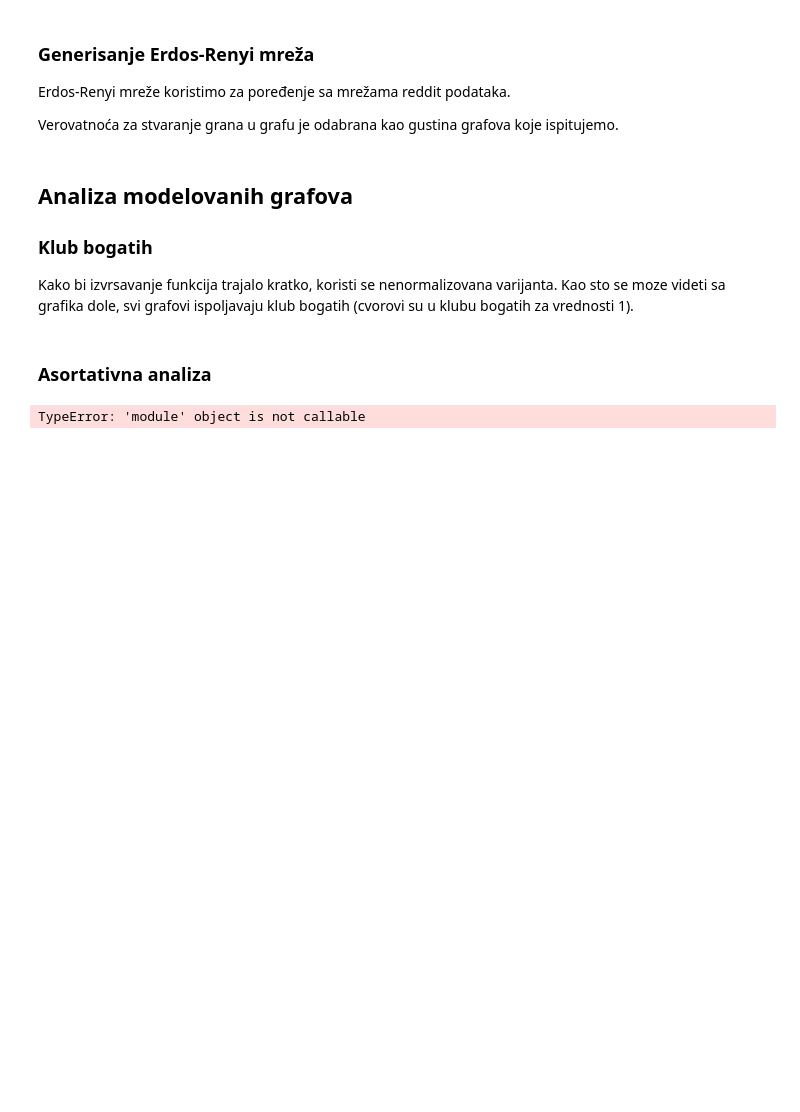
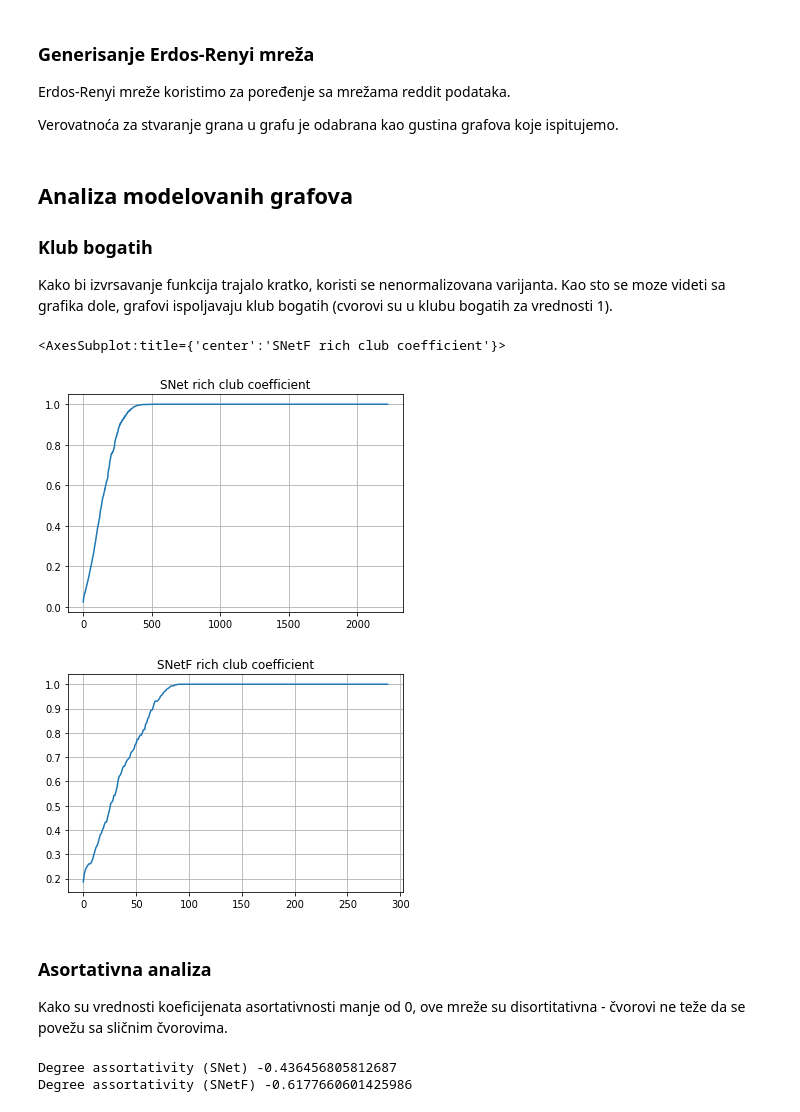
Before and after one commit to bogdanbebic/asm-reddit-analysis, a Jupyter notebook: reddit-analysis.ipynb, the cells around one changed output. Drawn from its saved outputs; the diff is of its cells as text; code cells hidden in the pictures; blank space fills up the shorter version.

```diff
--- a/reddit-analysis.ipynb
+++ b/reddit-analysis.ipynb
@@ -242,20 +265,23 @@ nx.write_gml(erdos_renyi_usernet, "erdos_renyi_usernet.gml")
 ## Analiza modelovanih grafova
 ### Klub bogatih
 Kako bi izvrsavanje funkcija trajalo kratko, koristi se nenormalizovana varijanta.
-Kao sto se moze videti sa grafika dole, svi grafovi ispoljavaju klub bogatih (cvorovi su u klubu bogatih za vrednosti 1).
+Kao sto se moze videti sa grafika dole, grafovi ispoljavaju klub bogatih (cvorovi su u klubu bogatih za vrednosti 1).
 # %%
 snet_rich_club_coefficient = nx.rich_club_coefficient(snet, normalized=False)
 snetf_rich_club_coefficient = nx.rich_club_coefficient(snetf, normalized=False)
-snett_rich_club_coefficient = nx.rich_club_coefficient(snett, normalized=False)
-usernet_rich_club_coefficient = nx.rich_club_coefficient(usernet, normalized=False)
 
 pd.DataFrame.from_dict(snet_rich_club_coefficient, orient="index").plot(title="SNet rich club coefficient", grid=True, legend=False)
 pd.DataFrame.from_dict(snetf_rich_club_coefficient, orient="index").plot(title="SNetF rich club coefficient", grid=True, legend=False)
-pd.DataFrame.from_dict(snett_rich_club_coefficient, orient="index").plot(title="SNetT rich club coefficient", grid=True, legend=False)
-pd.DataFrame.from_dict(usernet_rich_club_coefficient, orient="index").plot(title="UserNet rich club coefficient", grid=True, legend=False)
+# %% [output]
+<AxesSubplot:title={'center':'SNetF rich club coefficient'}>
+[figure, added]
+[figure, added]
-# %% [markdown]
-### Asortativna analiza
-# %%
-// TODO: implement
-# %% [output]
-TypeError: 'module' object is not callable
+# %% [markdown]
+### Asortativna analiza
+Kako su vrednosti koeficijenata asortativnosti manje od 0, ove mreže su disortitativna - čvorovi ne teže da se povežu sa sličnim čvorovima.
+# %%
+print(f"Degree assortativity (SNet) {nx.degree_assortativity_coefficient(snet)}")
+print(f"Degree assortativity (SNetF) {nx.degree_assortativity_coefficient(snetf)}")
+# %% [output]
+Degree assortativity (SNet) -0.436456805812687
+Degree assortativity (SNetF) -0.6177660601425986
```
Also changed, not shown: parts of 10 cells of this notebook.
